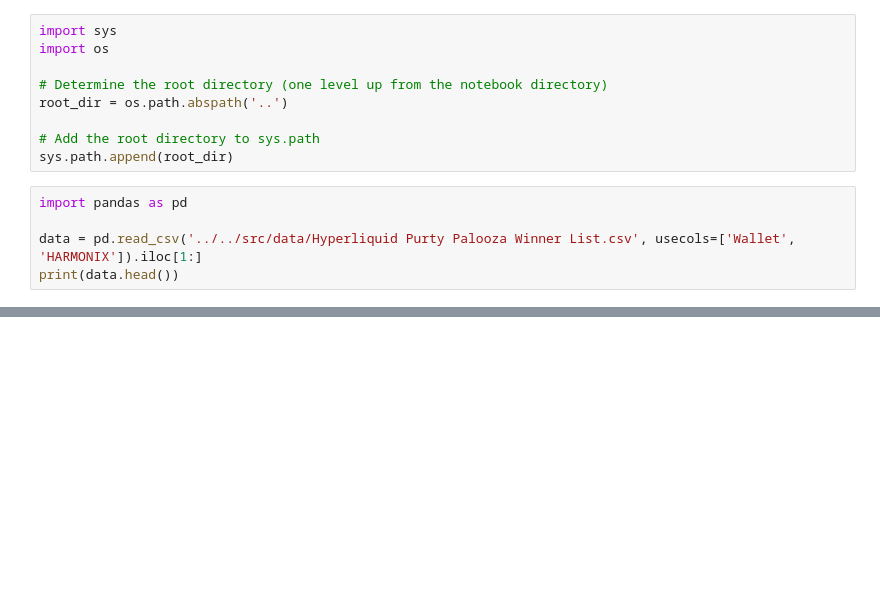
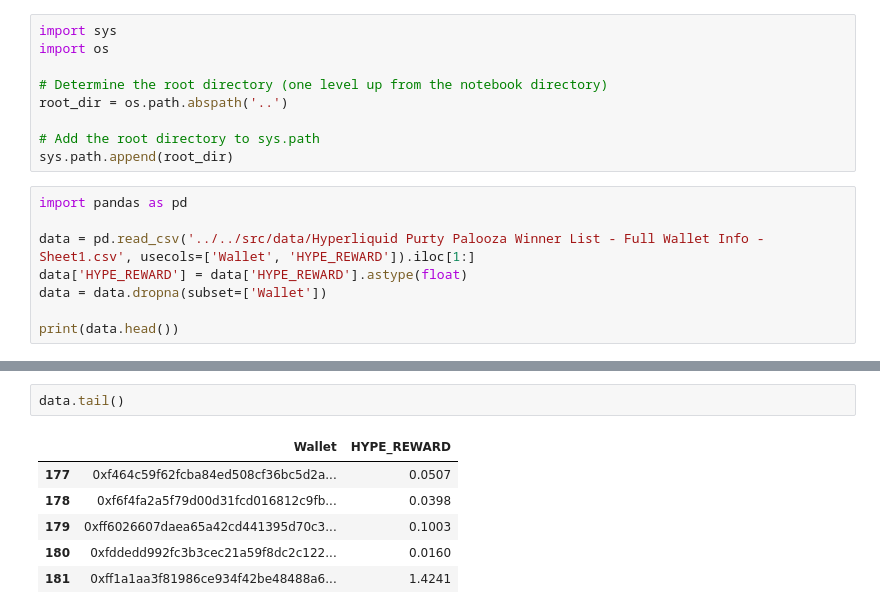
Before and after one commit to harmonixfi/harmonix-api, a Jupyter notebook: src/bg_tasks/award_hyperliquid_puritypalooza_winner.ipynb, the cells around one changed output, grey strips where cells are left out. Drawn from its saved outputs; the diff is of its cells as text; blank space fills up the shorter version.

Commit message:
update job send hype

```diff
--- a/src/bg_tasks/award_hyperliquid_puritypalooza_winner.ipynb
+++ b/src/bg_tasks/award_hyperliquid_puritypalooza_winner.ipynb
@@ -10,6 +10,9 @@ sys.path.append(root_dir)
 # %%
 import pandas as pd
 
-data = pd.read_csv('../../src/data/Hyperliquid Purty Palooza Winner List.csv', usecols=['Wallet', 'HARMONIX']).iloc[1:]
+data = pd.read_csv('../../src/data/Hyperliquid Purty Palooza Winner List - Full Wallet Info - Sheet1.csv', usecols=['Wallet', 'HYPE_REWARD']).iloc[1:]
+data['HYPE_REWARD'] = data['HYPE_REWARD'].astype(float)
+data = data.dropna(subset=['Wallet'])
+
 print(data.head())
 # %% [output]
@@ -19,0 +25,9 @@ print(data.head())
+# %%
+data.tail()
+# %% [output]
+|  | Wallet | HYPE_REWARD |
+| 177 | 0xf464c59f62fcba84ed508cf36bc5d2a... | 0.0507 |
+| 178 | 0xf6f4fa2a5f79d00d31fcd016812c9fb... | 0.0398 |
+| 179 | 0xff6026607daea65a42cd441395d70c3... | 0.1003 |
+| 180 | 0xfddedd992fc3b3cec21a59f8dc2c122... | 0.0160 |
+| 181 | 0xff1a1aa3f81986ce934f42be48488a6... | 1.4241 |
```
Also changed, not shown: parts of 6 cells of this notebook, 3 other files.
